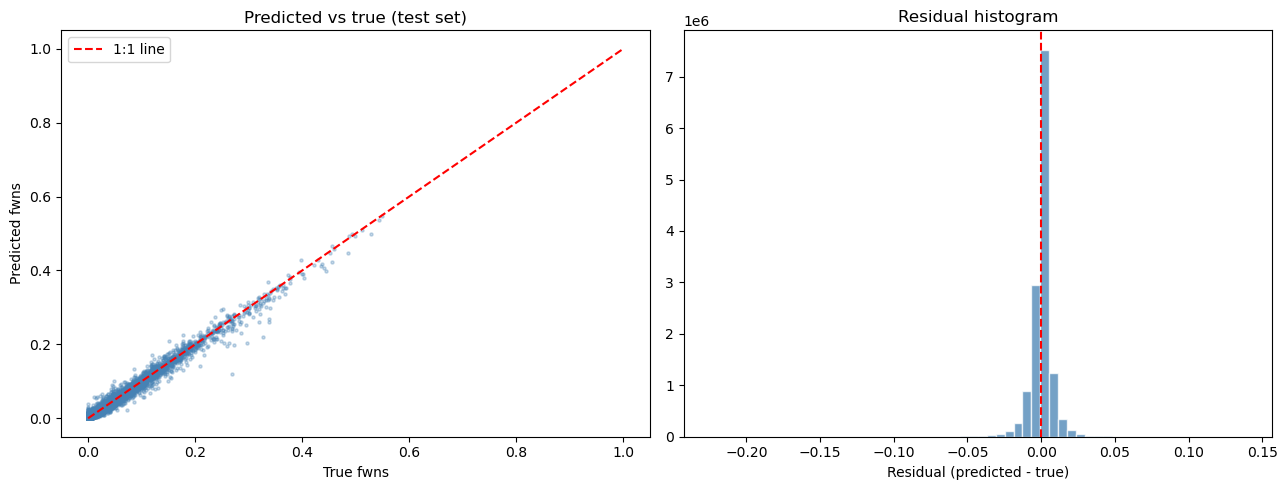
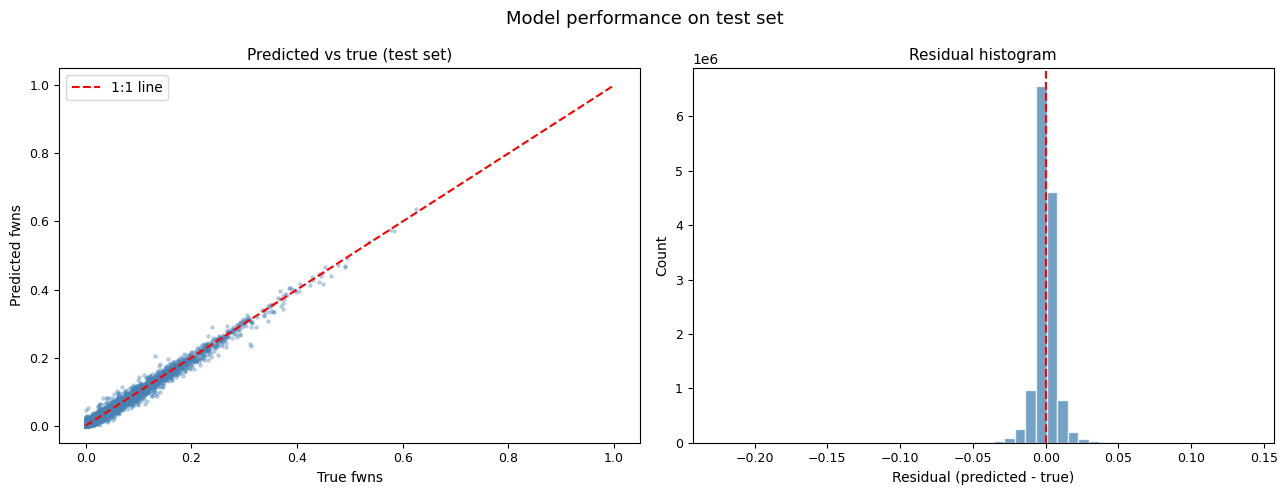
Code edit (unified diff) that turned the first committed figure into the second:
--- before
+++ after
@@ -11,14 +11,19 @@
                 alpha=0.3, s=5, color='steelblue')
 axes[0].plot([0, 1], [0, 1], 'r--', linewidth=1.5, label='1:1 line')
-axes[0].set_xlabel('True fwns')
-axes[0].set_ylabel('Predicted fwns')
-axes[0].set_title('Predicted vs true (test set)')
+axes[0].set_xlabel('True fwns', fontsize=10)
+axes[0].set_ylabel('Predicted fwns', fontsize=10)
+axes[0].set_title('Predicted vs true (test set)', fontsize=11)
+axes[0].tick_params(labelsize=9)
 axes[0].legend()
 
 # Residual histogram: look for symmetry and fat tails
-axes[1].hist(residuals, bins=60, color='steelblue', edgecolor='white', alpha=0.75)
+axes[1].hist(residuals, bins=50, color='steelblue', edgecolor='white', alpha=0.75)
 axes[1].axvline(0, color='red', linestyle='--')
-axes[1].set_xlabel('Residual (predicted - true)')
-axes[1].set_title('Residual histogram')
+axes[1].set_xlabel('Residual (predicted - true)', fontsize=10)
+axes[1].set_ylabel('Count', fontsize=10)
+axes[1].set_title('Residual histogram', fontsize=11)
+axes[1].tick_params(labelsize=9)
+
+fig.suptitle('Model performance on test set', fontsize=13)
 plt.tight_layout()
 plt.show()

Commit: Formatted figures